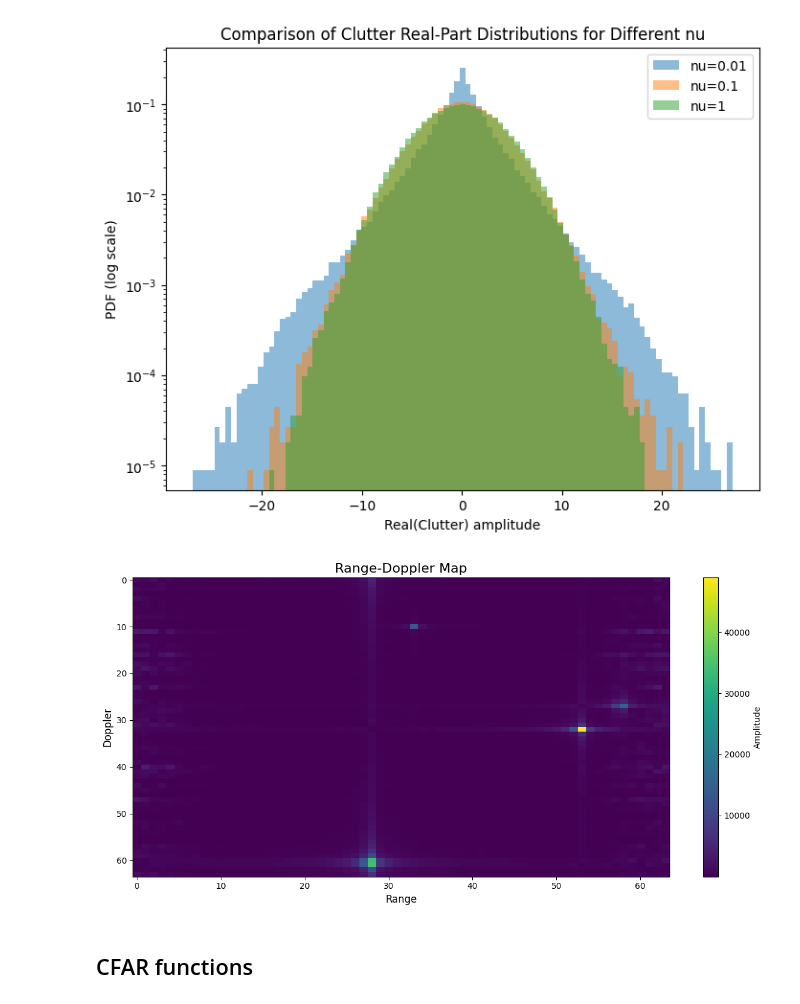
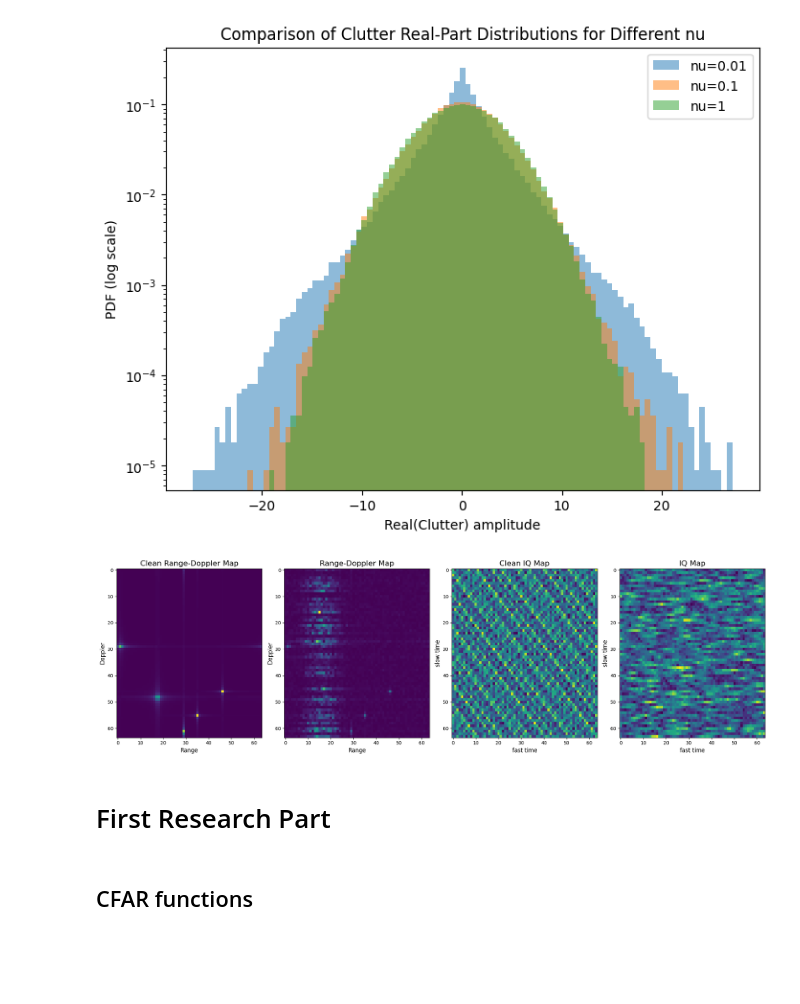
Before and after one commit to arigra/Heavy-Clutter-Detection, a Jupyter notebook: notebooks/IQMethods.ipynb, the cells around one changed output. Drawn from its saved outputs; the diff is of its cells as text; code cells hidden in the pictures; blank space fills up the shorter version.

```diff
--- a/notebooks/IQMethods.ipynb
+++ b/notebooks/IQMethods.ipynb
@@ -422,23 +432,44 @@ compare_nu_scnr(nu_values=[0.01, 0.1, 1], scnr_values=[-20, -10, 0, 10, 20], rad
 # %%
 def fft_range_doppler(IQ_map):
     RD_map = torch.fft.fftshift(torch.fft.fft2(IQ_map, dim=(-2, -1)), dim=(-2, -1))
     return RD_map
-train_dataset_with_targets = RadarDataset(num_samples=10240, n_targets=8, random_n_targets=True)
+train_dataset_with_targets = RadarDataset(num_samples=10240, n_targets=8, random_n_targets=True, snr=0 ,cnr=15)
 signal, clutter, gaus_noise, IQ, rd_label, scnr_dB = train_dataset_with_targets[0]
 Z =fft_range_doppler(IQ)
+Y = fft_range_doppler(signal)
 
 
+plt.figure(figsize=(20, 6))
+plt.subplot(1,4,1)
+plt.imshow(abs(Y), aspect='auto', cmap='viridis')
+plt.title("Clean Range-Doppler Map", fontsize=16)
+plt.xlabel("Range", fontsize=12)
+plt.ylabel("Doppler", fontsize=12)
 
-plt.figure(figsize=(12, 6))
+plt.subplot(1,4,2)
 plt.imshow(abs(Z), aspect='auto', cmap='viridis')
 plt.title("Range-Doppler Map", fontsize=16)
 plt.xlabel("Range", fontsize=12)
 plt.ylabel("Doppler", fontsize=12)
-plt.colorbar(label="Amplitude")
+
+plt.subplot(1,4,3)
+plt.imshow(abs(signal), aspect='auto', cmap='viridis')
+plt.title("Clean IQ Map", fontsize=16)
+plt.xlabel("fast time", fontsize=12)
+plt.ylabel("slow time", fontsize=12)
+
+plt.subplot(1,4,4)
+plt.imshow(abs(IQ), aspect='auto', cmap='viridis')
+plt.title("IQ Map", fontsize=16)
+plt.xlabel("fast time", fontsize=12)
+plt.ylabel("slow time", fontsize=12)
+
 plt.tight_layout()
 plt.show()
 # %% [output]
-[figure, old version]
+[figure, new version]
+# %% [markdown]
+# First Research Part
 # %% [markdown]
 ## CFAR functions
 # %%
```
Also changed, not shown: parts of 37 cells of this notebook, 1 other file.
